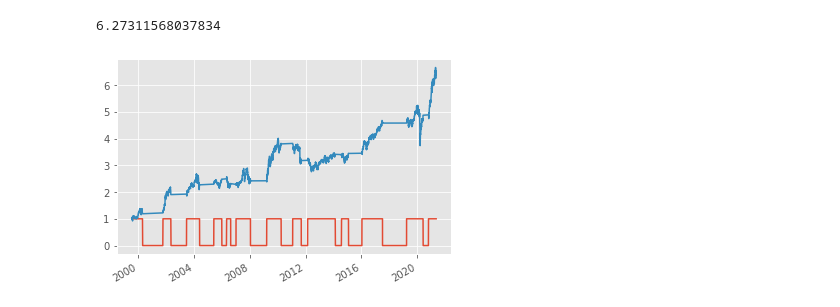
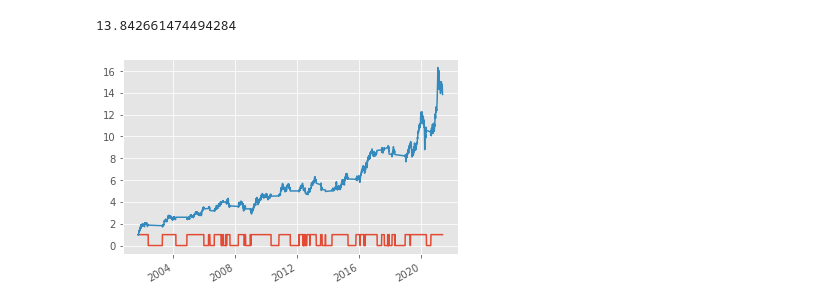
Before and after one commit to jerry910525/financial_project, a Jupyter notebook: sharpe_optimize.ipynb, the cells around one changed output. Cells and saved outputs as stored; diff of their text form; code cells hidden in the pictures.

```diff
--- a/sharpe_optimize.ipynb
+++ b/sharpe_optimize.ipynb
@@ -115,5 +117,5 @@ for a in range(100,200,20):
-# %%
-backtest(100,0.6899999999999996,0.44999999999999984,150)
-# %% [output]
-6.27311568037834
-[figure, removed]
+# %%
+backtest(120 ,0.32999999999999996, 0.3899999999999999, 70)
+# %% [output]
+13.842661474494284
+[figure, added]
```
Also changed, not shown: parts of 5 cells of this notebook.
